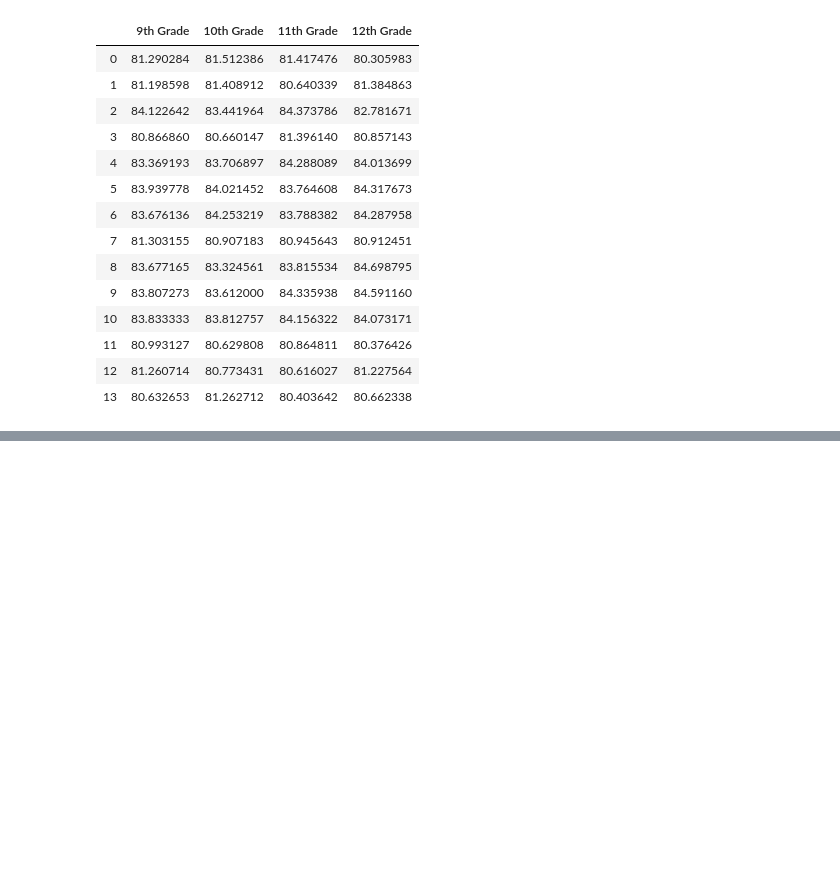
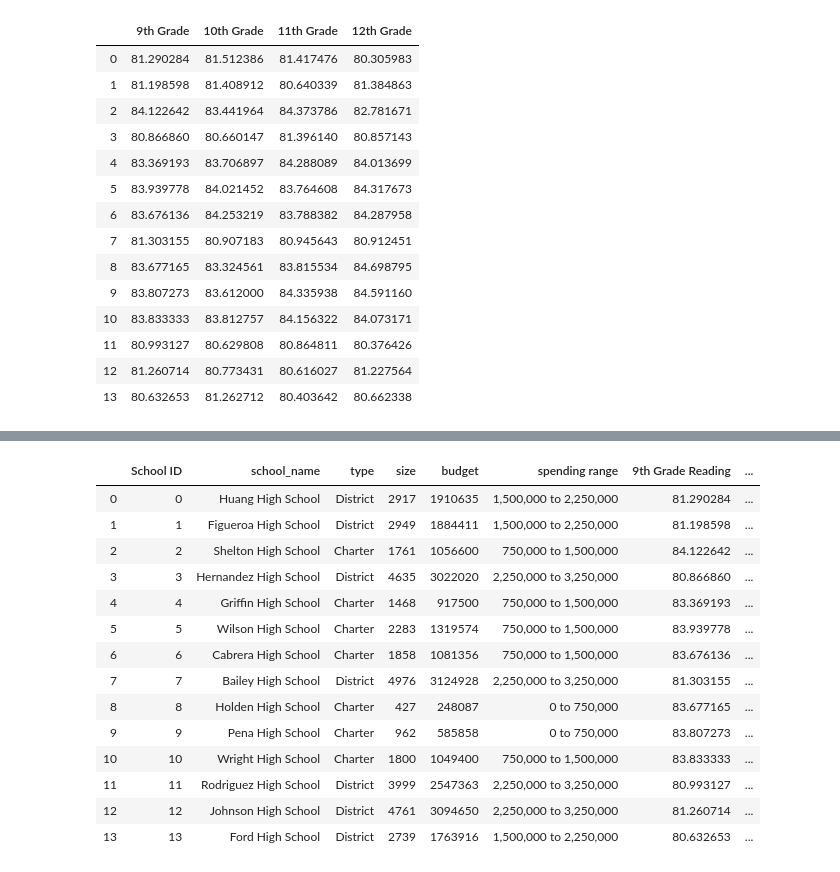
Before and after one commit to mcordray1988/Pandas-Challenge, a Jupyter notebook: PyCitySchools/schools.ipynb, the cells around one changed output, grey strips where cells are left out. Saved outputs shown, nothing was run; the diff lists cells and outputs as text; code cells hidden in the pictures; blank space fills up the shorter version.

```diff
--- a/PyCitySchools/schools.ipynb
+++ b/PyCitySchools/schools.ipynb
@@ -401,0 +416,3 @@ Reading_scores
+# %%
+df_cut=pd.cut(df["budget"], bins, labels=bin_values)
+df_cut
@@ -401,0 +437,3 @@ Reading_scores
+# %%
+df["spending range"] = df_cut
+df
@@ -401,0 +461,18 @@ Reading_scores
+# %%
+df
+# %% [output]
+|  | School ID | school_name | type | size | budget | spending range | 9th Grade Reading | ... |
+| 0 | 0 | Huang High School | District | 2917 | 1910635 | 1,500,000 to 2,250,000 | 81.290284 | ... |
+| 1 | 1 | Figueroa High School | District | 2949 | 1884411 | 1,500,000 to 2,250,000 | 81.198598 | ... |
+| 2 | 2 | Shelton High School | Charter | 1761 | 1056600 | 750,000 to 1,500,000 | 84.122642 | ... |
+| 3 | 3 | Hernandez High School | District | 4635 | 3022020 | 2,250,000 to 3,250,000 | 80.866860 | ... |
+| 4 | 4 | Griffin High School | Charter | 1468 | 917500 | 750,000 to 1,500,000 | 83.369193 | ... |
+| 5 | 5 | Wilson High School | Charter | 2283 | 1319574 | 750,000 to 1,500,000 | 83.939778 | ... |
+| 6 | 6 | Cabrera High School | Charter | 1858 | 1081356 | 750,000 to 1,500,000 | 83.676136 | ... |
+| 7 | 7 | Bailey High School | District | 4976 | 3124928 | 2,250,000 to 3,250,000 | 81.303155 | ... |
+| 8 | 8 | Holden High School | Charter | 427 | 248087 | 0 to 750,000 | 83.677165 | ... |
+| 9 | 9 | Pena High School | Charter | 962 | 585858 | 0 to 750,000 | 83.807273 | ... |
+| 10 | 10 | Wright High School | Charter | 1800 | 1049400 | 750,000 to 1,500,000 | 83.833333 | ... |
+| 11 | 11 | Rodriguez High School | District | 3999 | 2547363 | 2,250,000 to 3,250,000 | 80.993127 | ... |
+| 12 | 12 | Johnson High School | District | 4761 | 3094650 | 2,250,000 to 3,250,000 | 81.260714 | ... |
+| 13 | 13 | Ford High School | District | 2739 | 1763916 | 1,500,000 to 2,250,000 | 80.632653 | ... |
```
Also changed, not shown: parts of 13 cells of this notebook.
